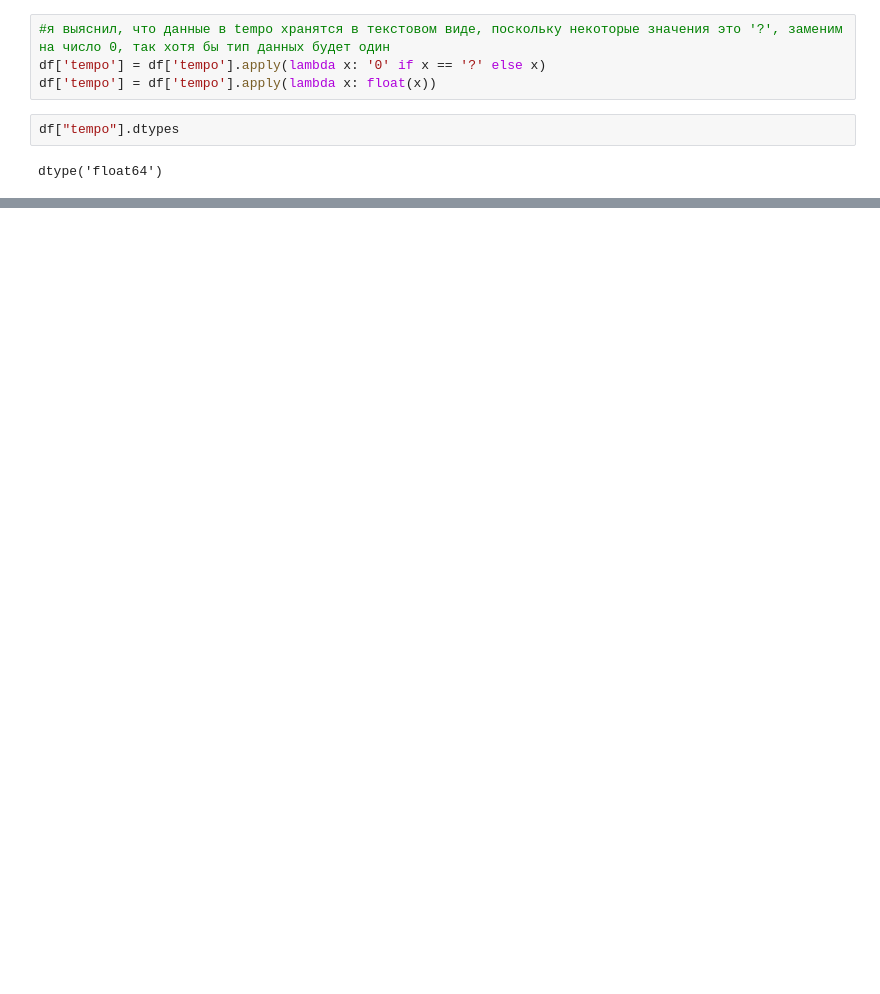
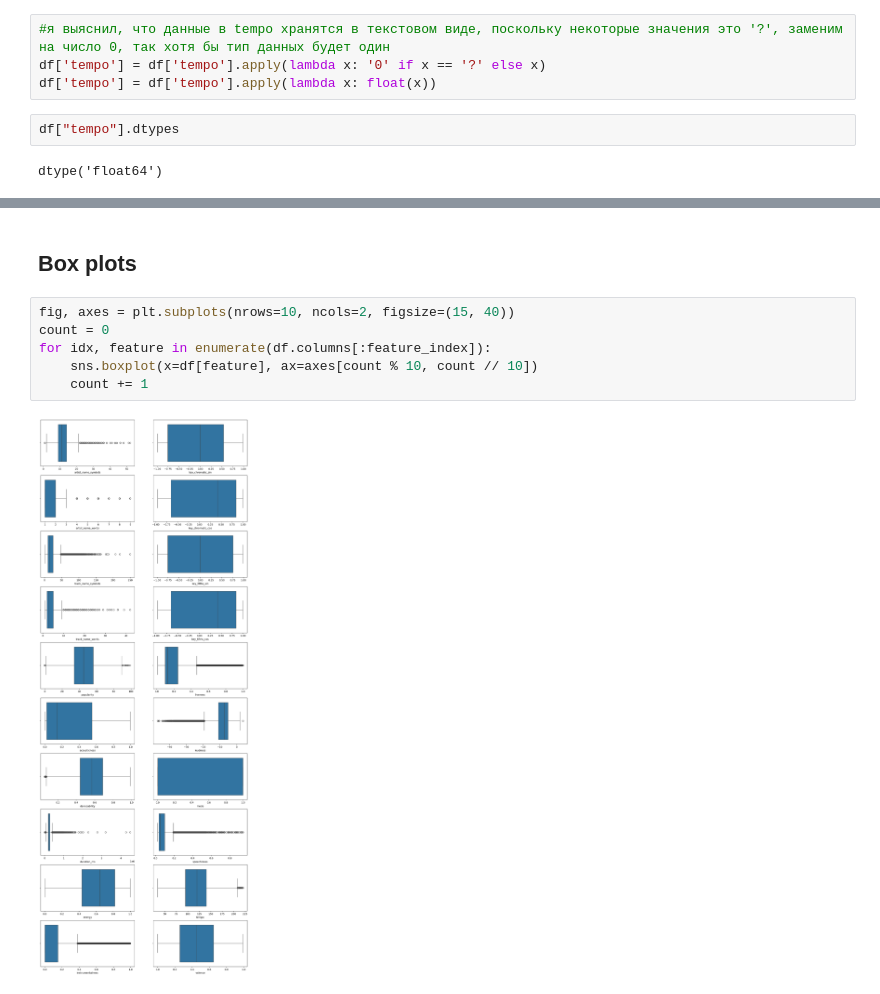
Before and after one commit to gtrofimiuk/ML_course, a Jupyter notebook: MusicGenres.ipynb, the cells around one changed output, grey strips where cells are left out. Saved outputs shown, nothing was run; the diff lists cells and outputs as text; blank space fills up the shorter version.

```diff
--- a/MusicGenres.ipynb
+++ b/MusicGenres.ipynb
@@ -325,0 +401,10 @@ dtype('float64')
+# %% [markdown]
+## Box plots
+# %%
+fig, axes = plt.subplots(nrows=10, ncols=2, figsize=(15, 40))
+count = 0
+for idx, feature in enumerate(df.columns[:feature_index]):
+    sns.boxplot(x=df[feature], ax=axes[count % 10, count // 10])
+    count += 1
+# %% [output]
+[figure, added]
```
Also changed, not shown: parts of 47 cells of this notebook.
